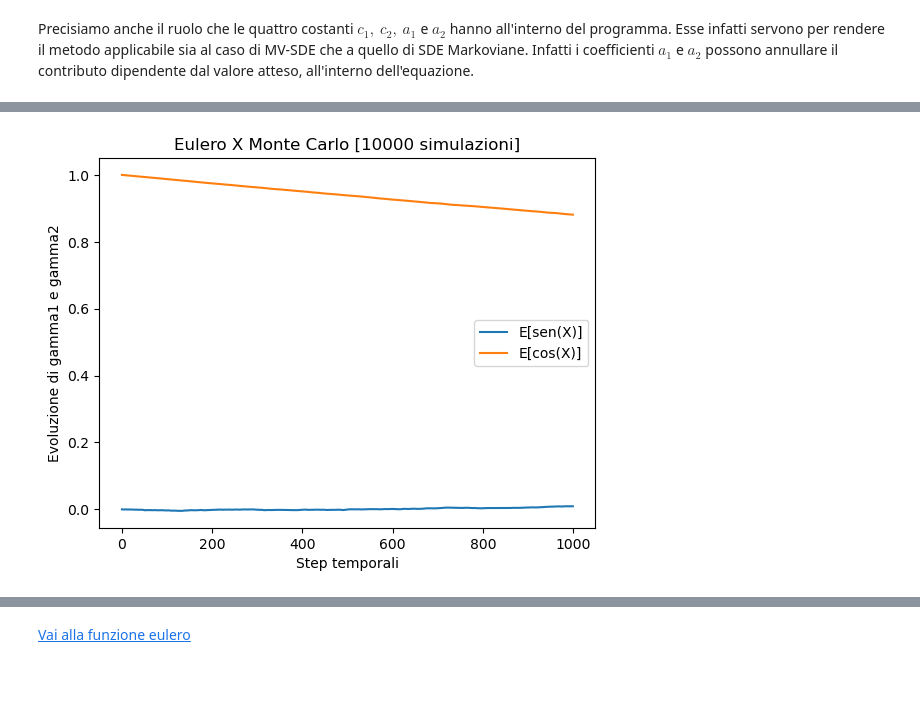
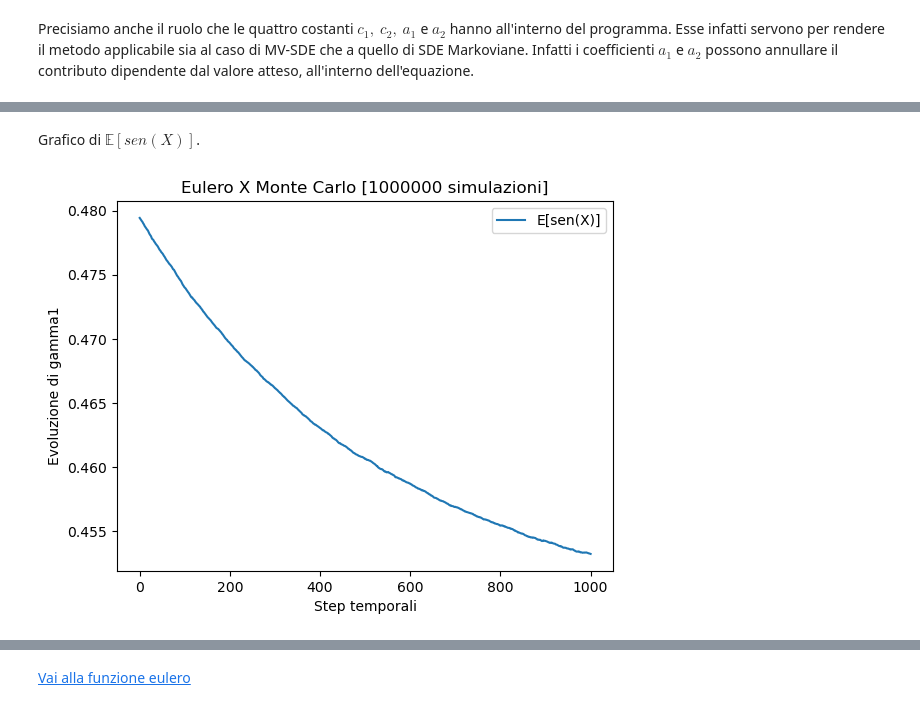
Before and after one commit to amatoandre/TESI, a Jupyter notebook: KURAMOTO.ipynb, the cells around one changed output, grey strips where cells are left out. Saved outputs shown, nothing was run; the diff lists cells and outputs as text; code cells hidden in the pictures; blank space fills up the shorter version.

Commit message:
aggiustamento gamma e grafici

```diff
--- a/KURAMOTO.ipynb
+++ b/KURAMOTO.ipynb
@@ -43,13 +43,13 @@ Scriviamo la funzione pricipale che implementa il metodo Monte Carlo. Essa calco
 def monte_carlo(c1, c2, a1, a2, sigma, T, N, M, X0):
     h = T / N
     X = X0 * np.ones(M)
-    gamma1 = []
-    gamma2 = []
+    gamma1 = [average(np.sin(X))]
+    gamma2 = [average(np.cos(X))]
 
     for i in range(N):
+        X = eulero(c1 + a1 * gamma1[-1], c2 + a2 * gamma2[-1], sigma, h, M, X)
         gamma1.append(average(np.sin(X)))
         gamma2.append(average(np.cos(X)))
-        X = eulero(c1 + a1 * gamma1[-1], c2 + a2 * gamma2[-1], sigma, h, M, X)
 
     return X, np.array(gamma1), np.array(gamma2)
 # %% [markdown]
@@ -71,14 +71,14 @@ if __name__ == "__main__":
     c1 = 0
     c2 = 0
     a1 = 1
-    a2 = 0
+    a2 = 1
 
     sigma = 0.5
 
     T = 1
     N = 1000
-    M = 10000
-    X0 = 0
+    M = 1000000
+    X0 = 0.5
 
     start = time.process_time()   # parte il cronometro
     X, gamma1, gamma2 = monte_carlo(c1, c2, a1, a2, sigma, T, N, M, X0)
@@ -135,11 +105,13 @@ E[cos(X)] =  [1.         0.99987214 0.99974583 0.9996253  0.99950211 0.99938676
+# %% [markdown]
+Grafico di $\mathbb{E}[sen(X)]$.
 # %%
 fig = plt.figure()
 plt.title("Eulero X Monte Carlo [" + str(M) + " simulazioni]")
 plt.xlabel("Step temporali")
-plt.ylabel("Evoluzione di gamma1 e gamma2")
+plt.ylabel("Evoluzione di gamma1")
+# plt.ylim(-1,1) # se non c'è il grafico è molto zoomato
 plt.plot(gamma1, label='E[sen(X)]')
-plt.plot(gamma2, label='E[cos(X)]')
 plt.legend()
 plt.show()
 # %% [output]
-[figure, old version]
+[figure, new version]
```
Also changed, not shown: parts of 7 cells of this notebook.
